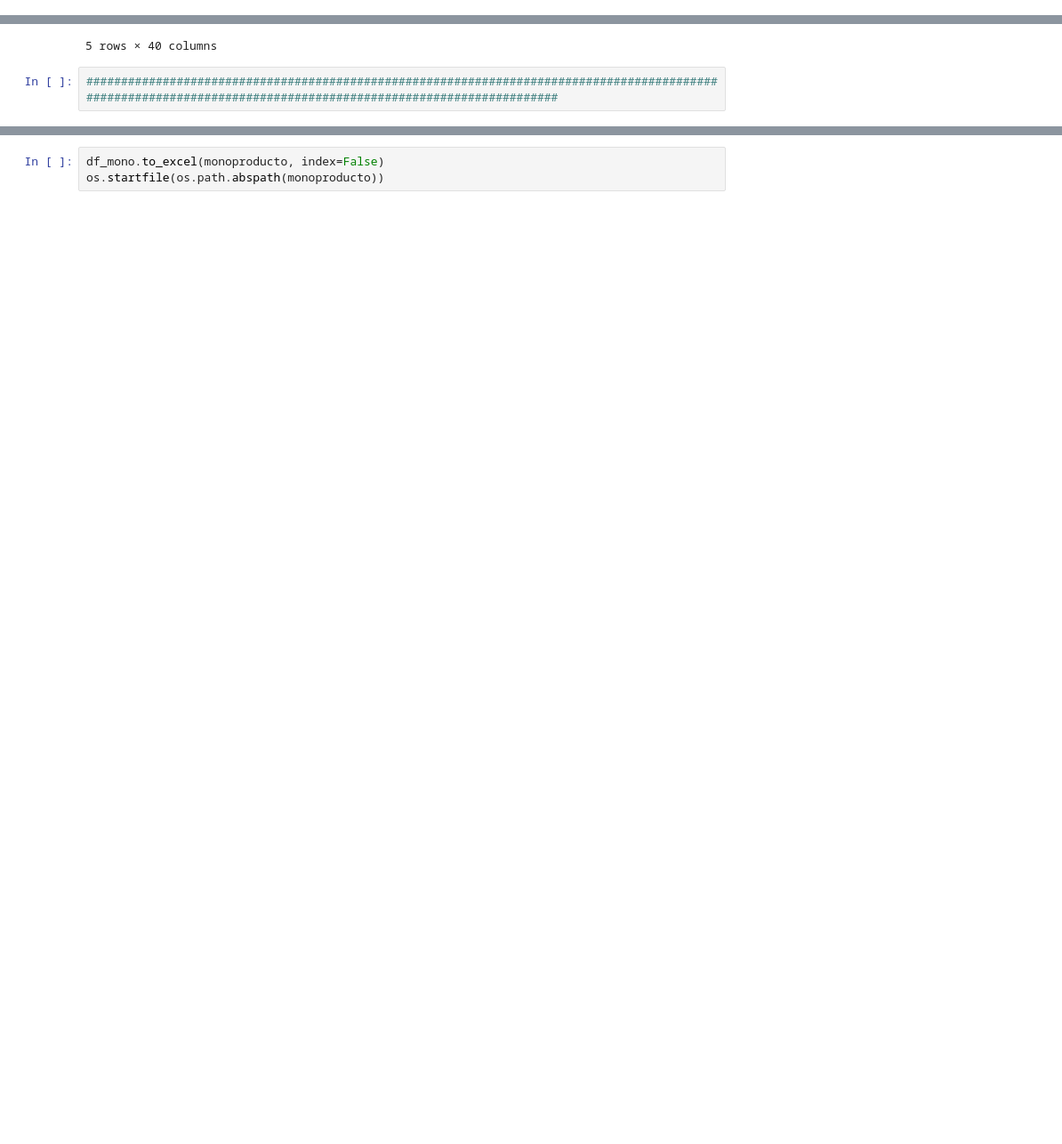
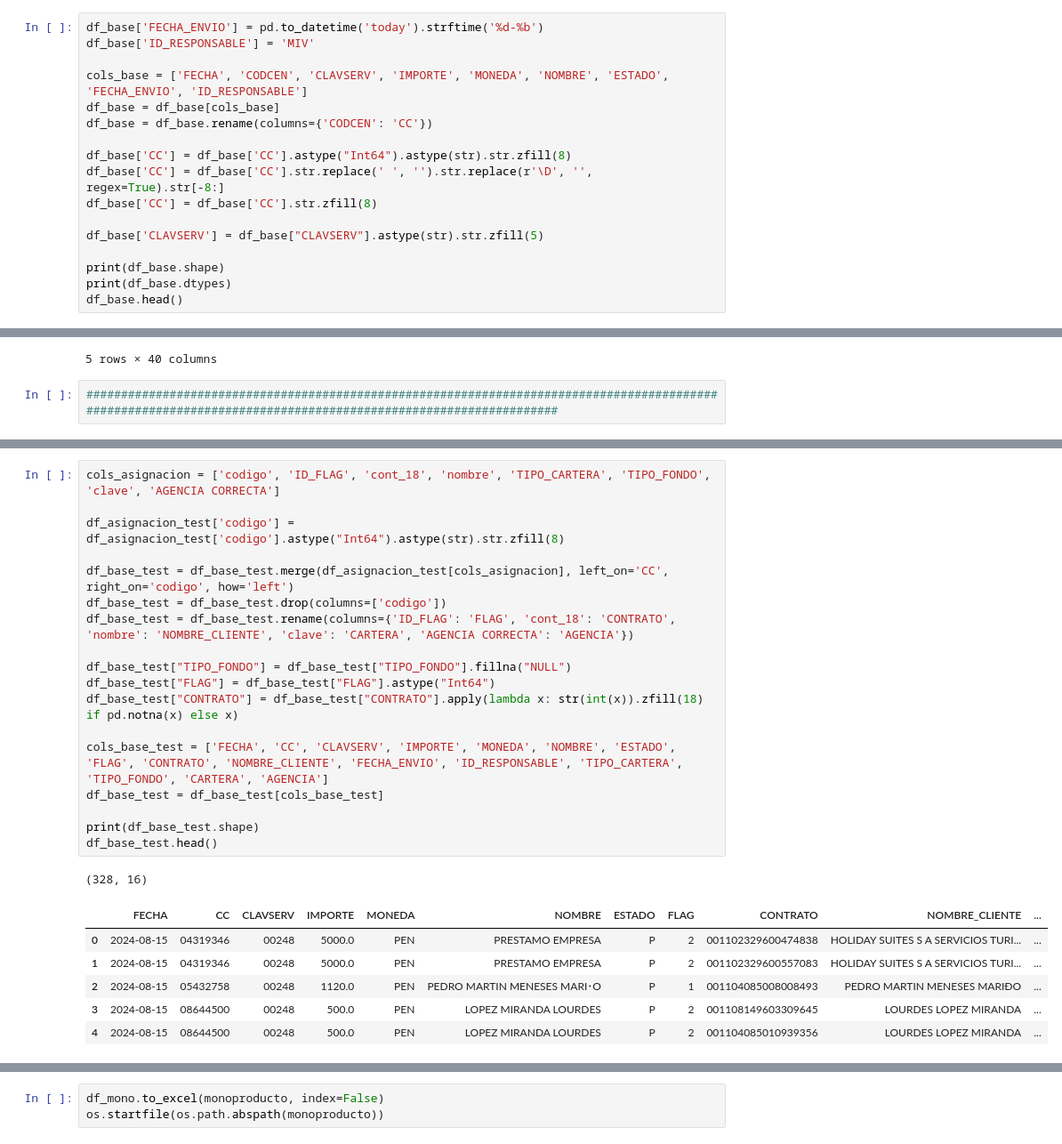
Before and after one commit to iriarteMirko/base-pagos, a Jupyter notebook: main.ipynb, the cells around one changed output, grey strips where cells are left out. Shown at 89% size. Cells and saved outputs as stored; diff of their text form; blank space fills up the shorter version.

```diff
--- a/main.ipynb
+++ b/main.ipynb
@@ -36,0 +33,17 @@ df_base['CODCEN'] = df_base['CODCEN'].astype(int)
+# %%
+df_base['FECHA_ENVIO'] = pd.to_datetime('today').strftime('%d-%b')
+df_base['ID_RESPONSABLE'] = 'MIV'
+
+cols_base = ['FECHA', 'CODCEN', 'CLAVSERV', 'IMPORTE', 'MONEDA', 'NOMBRE', 'ESTADO', 'FECHA_ENVIO', 'ID_RESPONSABLE']
+df_base = df_base[cols_base]
+df_base = df_base.rename(columns={'CODCEN': 'CC'})
+
+df_base['CC'] = df_base['CC'].astype("Int64").astype(str).str.zfill(8)
+df_base['CC'] = df_base['CC'].str.replace(' ', '').str.replace(r'\D', '', regex=True).str[-8:]
+df_base['CC'] = df_base['CC'].str.zfill(8)
+
+df_base['CLAVSERV'] = df_base["CLAVSERV"].astype(str).str.zfill(5)
+
+print(df_base.shape)
+print(df_base.dtypes)
+df_base.head()
@@ -81,0 +124,26 @@ dtype: object
+# %%
+cols_asignacion = ['codigo', 'ID_FLAG', 'cont_18', 'nombre', 'TIPO_CARTERA', 'TIPO_FONDO', 'clave', 'AGENCIA CORRECTA']
+
+df_asignacion_test['codigo'] = df_asignacion_test['codigo'].astype("Int64").astype(str).str.zfill(8)
+
+df_base_test = df_base_test.merge(df_asignacion_test[cols_asignacion], left_on='CC', right_on='codigo', how='left')
+df_base_test = df_base_test.drop(columns=['codigo'])
+df_base_test = df_base_test.rename(columns={'ID_FLAG': 'FLAG', 'cont_18': 'CONTRATO', 'nombre': 'NOMBRE_CLIENTE', 'clave': 'CARTERA', 'AGENCIA CORRECTA': 'AGENCIA'})
+
+df_base_test["TIPO_FONDO"] = df_base_test["TIPO_FONDO"].fillna("NULL")
+df_base_test["FLAG"] = df_base_test["FLAG"].astype("Int64")
+df_base_test["CONTRATO"] = df_base_test["CONTRATO"].apply(lambda x: str(int(x)).zfill(18) if pd.notna(x) else x)
+
+cols_base_test = ['FECHA', 'CC', 'CLAVSERV', 'IMPORTE', 'MONEDA', 'NOMBRE', 'ESTADO', 'FLAG', 'CONTRATO', 'NOMBRE_CLIENTE', 'FECHA_ENVIO', 'ID_RESPONSABLE', 'TIPO_CARTERA', 'TIPO_FONDO', 'CARTERA', 'AGENCIA']
+df_base_test = df_base_test[cols_base_test]
+
+print(df_base_test.shape)
+df_base_test.head()
+# %% [output]
+(328, 16)
+|  | FECHA | CC | CLAVSERV | IMPORTE | MONEDA | NOMBRE | ESTADO | FLAG | CONTRATO | NOMBRE_CLIENTE | ... |
+| 0 | 2024-08-15 | 04319346 | 00248 | 5000.0 | PEN | PRESTAMO EMPRESA | P | 2 | 001102329600474838 | HOLIDAY SUITES S A SERVICIOS TURI... | ... |
+| 1 | 2024-08-15 | 04319346 | 00248 | 5000.0 | PEN | PRESTAMO EMPRESA | P | 2 | 001102329600557083 | HOLIDAY SUITES S A SERVICIOS TURI... | ... |
+| 2 | 2024-08-15 | 05432758 | 00248 | 1120.0 | PEN | PEDRO MARTIN MENESES MARI･O | P | 1 | 001104085008008493 | PEDRO MARTIN MENESES MARIÐO | ... |
+| 3 | 2024-08-15 | 08644500 | 00248 | 500.0 | PEN | LOPEZ MIRANDA LOURDES | P | 2 | 001108149603309645 | LOURDES LOPEZ MIRANDA | ... |
+| 4 | 2024-08-15 | 08644500 | 00248 | 500.0 | PEN | LOPEZ MIRANDA LOURDES | P | 2 | 001104085010939356 | LOURDES LOPEZ MIRANDA | ... |
```
Also changed, not shown: parts of 28 cells of this notebook.
